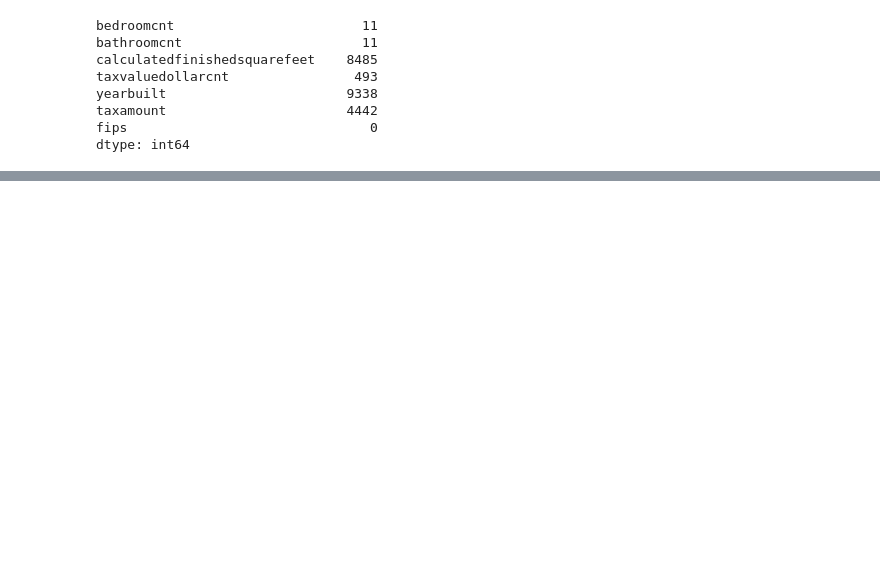
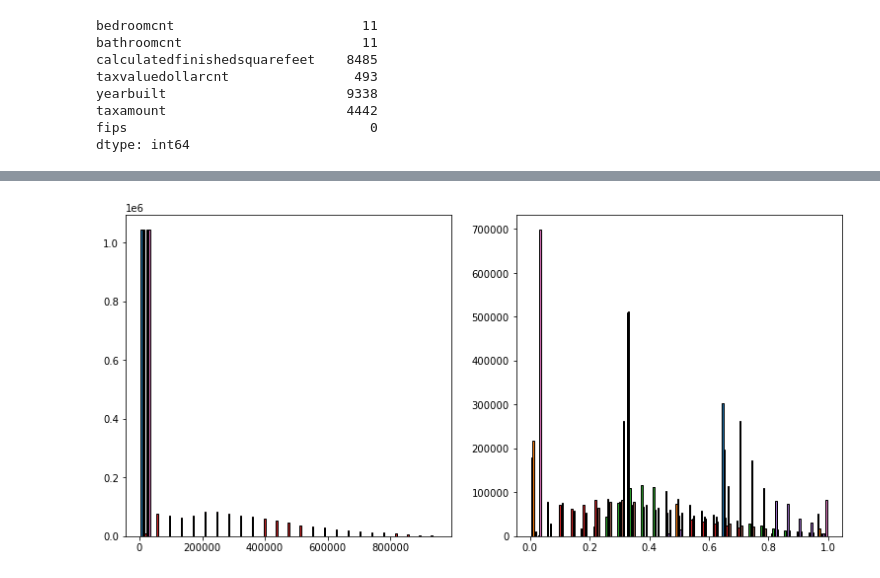
Before and after one commit to cristianibarra1/regression-exercises, a Jupyter notebook: wrangle.ipynb, the cells around one changed output, grey strips where cells are left out. Saved outputs shown, nothing was run; the diff lists cells and outputs as text; code cells hidden in the pictures; blank space fills up the shorter version.

```diff
--- a/wrangle.ipynb
+++ b/wrangle.ipynb
@@ -89,3 +128,24 @@ df.head()
+# %%
+def remove_outliers(df, k, col_list):
+    ''' remove outliers from a list of columns in a dataframe
+        and return that dataframe
+    '''
+
+    for col in col_list:
+
+        q1, q3 = df[col].quantile([.25, .75])  # get quartiles
+
+        iqr = q3 - q1   # calculate interquartile range
+
+        upper_bound = q3 + k * iqr   # get upper bound
+        lower_bound = q1 - k * iqr   # get lower bound
+
+        # return dataframe without outliers
+
+        df = df[(df[col] > lower_bound) & (df[col] < upper_bound)]
+
+    return df
 # %%
-df=df.astype('int64')
-df.info()
+df = remove_outliers(df, 1.5, ['Bedrooms', 'Bathrooms', 'Squarefeet','TaxesTotal','Taxes'])
+df.Fips = df.Fips.astype(object)
+df.Year = df.Year.astype(object)
@@ -92 +158,19 @@ df.info()
+# %%
+scaler = sklearn.preprocessing.MinMaxScaler()
+# Note that we only call .fit with the training data,
+# but we use .transform to apply the scaling to all the data splits.
+scaler.fit(x_train)
+
+x_train_scaled = scaler.transform(x_train)
+x_validate_scaled = scaler.transform(x_validate)
+x_test_scaled = scaler.transform(x_test)
+
+plt.figure(figsize=(13, 6))
+plt.subplot(121)
+plt.hist(x_train, bins=25, ec='black')
+plt.subplot(122)
+plt.hist(x_train_scaled, bins=25, ec='black')
+plt.show()
+# %% [output]
+[figure, added]
 # %%
```
Also changed, not shown: parts of 34 cells of this notebook.
